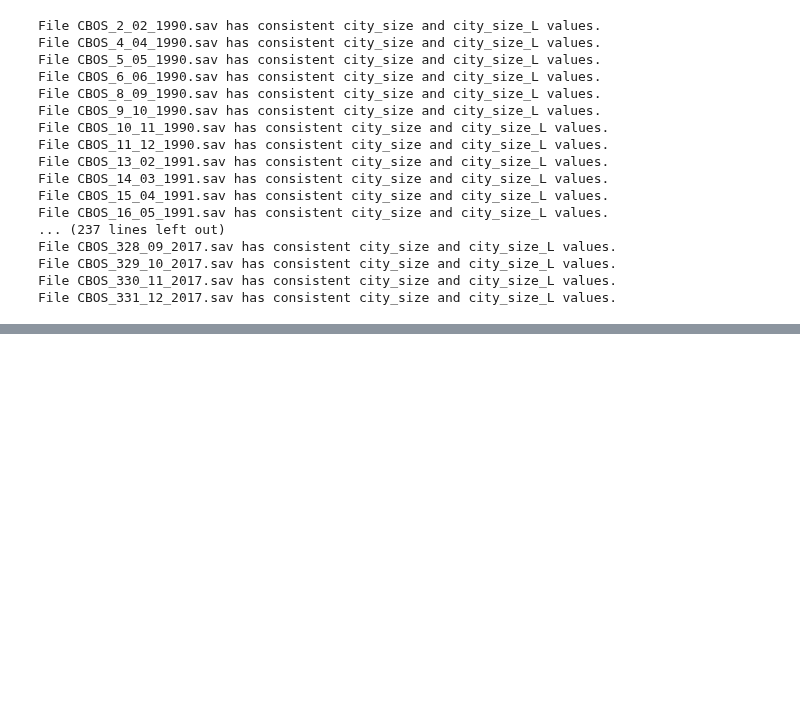
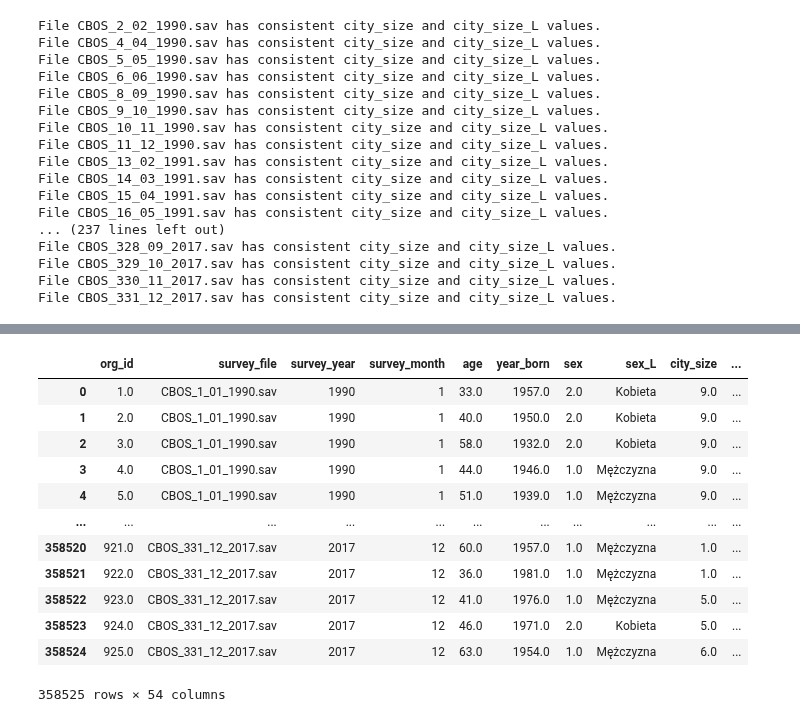
Before and after one commit to jendrkk/LRDWI-Paper, a Jupyter notebook: Code/analysis/CBOS01_data_handling.ipynb, the cells around one changed output, grey strips where cells are left out. Cells and saved outputs as stored; diff of their text form; code cells hidden in the pictures; blank space fills up the shorter version.

```diff
--- a/Code/analysis/CBOS01_data_handling.ipynb
+++ b/Code/analysis/CBOS01_data_handling.ipynb
@@ -182,7 +182,8 @@ CITY_SIZE_MAPPING = {
     2.0: 'do 20 tys. mieszkańców',
     3.0: '20-100 tys. mieszkańców',
     4.0: '100-500 tys. mieszkańców',
-    5.0: 'powyżej 500 tys. mieszkańców'
+    5.0: 'powyżej 500 tys. mieszkańców',
+    np.nan: ''
 }
 KLM6_CITY_SIZE_MAPPING = {
     1.0: [1.0],
@@ -232,6 +272,6 @@ for file in df['survey_file'].unique():
         print(f"File {file} has consistent education and education_L values.")
     else:
         x = pd.DataFrame(x)
-        display(x)
+        #display(x)
     y = x
 # %% [output]
@@ -405,4 +380,57 @@ EDUCATION_1990_12_2_MAP = {
 }
+# %%
+df['educ_1990'] = np.nan
+df['educ_2000'] = np.nan
+df['educ_1990_L'] = ''
+df['educ_2000_L'] = ''
+
+for file in df['survey_file'].unique():
+    df_sub = df[df['survey_file'] == file].copy()
+    if int(file.split('_')[1]) in list(range(1, 118)) + list(range(119, 208)):
+        for idx, row in df_sub.iterrows():
+            if pd.isna(row['education']) and pd.isna(row['education_L']):
+                df_sub.at[idx, 'education'] = np.nan
+            df.at[idx, 'educ_1990'] = in_which_key(row['education'], EDUCATION_1990_9_MAP)
+            df.at[idx, 'educ_2000'] = in_which_key(row['education'], EDUCATION_2000_9_MAP)
+    elif file.split('_')[1] == '118':
+        for idx, row in df_sub.iterrows():
+            if pd.isna(row['education']) and pd.isna(row['education_L']):
+                df_sub.at[idx, 'education'] = np.nan
+            df.at[idx, 'educ_1990'] = in_which_key(row['education'], EDUCATION_1990_11_1_MAP)
+            df.at[idx, 'educ_2000'] = in_which_key(row['education'], EDUCATION_2000_11_1_MAP)
+    elif int(file.split('_')[1]) in list(range(208, 221)):
+        for idx, row in df_sub.iterrows():
+            if pd.isna(row['education']) and pd.isna(row['education_L']):
+                df_sub.at[idx, 'education'] = np.nan
+            df.at[idx, 'educ_1990'] = in_which_key(row['education'], EDUCATION_1990_11_2_MAP)
+            df.at[idx, 'educ_2000'] = in_which_key(row['education'], EDUCATION_2000_11_2_MAP)
+    elif int(file.split('_')[1]) >= 221:
+        for idx, row in df_sub.iterrows():
+            if pd.isna(row['education']) and pd.isna(row['education_L']):
+                df_sub.at[idx, 'education'] = np.nan
+            df.at[idx, 'educ_1990'] = in_which_key(row['education'], EDUCATION_1990_12_MAP)
+            df.at[idx, 'educ_2000'] = in_which_key(row['education'], EDUCATION_2000_12_MAP)
+    else:
+        print(f"File {file} has an unexpected survey number.")
+
+df['educ_1990_L'] = df['educ_1990'].map(EDUCATION_1990_MAP)
+df['educ_2000_L'] = df['educ_2000'].map(EDUCATION_2000_MAP)
+# %%
+df
+# %% [output]
+|  | org_id | survey_file | survey_year | survey_month | age | year_born | sex | sex_L | city_size | ... |
+| 0 | 1.0 | CBOS_1_01_1990.sav | 1990 | 1 | 33.0 | 1957.0 | 2.0 | Kobieta | 9.0 | ... |
+| 1 | 2.0 | CBOS_1_01_1990.sav | 1990 | 1 | 40.0 | 1950.0 | 2.0 | Kobieta | 9.0 | ... |
+| 2 | 3.0 | CBOS_1_01_1990.sav | 1990 | 1 | 58.0 | 1932.0 | 2.0 | Kobieta | 9.0 | ... |
+| 3 | 4.0 | CBOS_1_01_1990.sav | 1990 | 1 | 44.0 | 1946.0 | 1.0 | Mężczyzna | 9.0 | ... |
+| 4 | 5.0 | CBOS_1_01_1990.sav | 1990 | 1 | 51.0 | 1939.0 | 1.0 | Mężczyzna | 9.0 | ... |
+| ... | ... | ... | ... | ... | ... | ... | ... | ... | ... | ... |
+| 358520 | 921.0 | CBOS_331_12_2017.sav | 2017 | 12 | 60.0 | 1957.0 | 1.0 | Mężczyzna | 1.0 | ... |
+| 358521 | 922.0 | CBOS_331_12_2017.sav | 2017 | 12 | 36.0 | 1981.0 | 1.0 | Mężczyzna | 1.0 | ... |
+| 358522 | 923.0 | CBOS_331_12_2017.sav | 2017 | 12 | 41.0 | 1976.0 | 1.0 | Mężczyzna | 5.0 | ... |
+| 358523 | 924.0 | CBOS_331_12_2017.sav | 2017 | 12 | 46.0 | 1971.0 | 2.0 | Kobieta | 5.0 | ... |
+| 358524 | 925.0 | CBOS_331_12_2017.sav | 2017 | 12 | 63.0 | 1954.0 | 1.0 | Mężczyzna | 6.0 | ... |
+358525 rows × 54 columns
 # %%
 # Drop rows with missing values in key variables
 df = df[~df['sex'].isna()]
```
Also changed, not shown: parts of 5 cells of this notebook, 7 other files.
